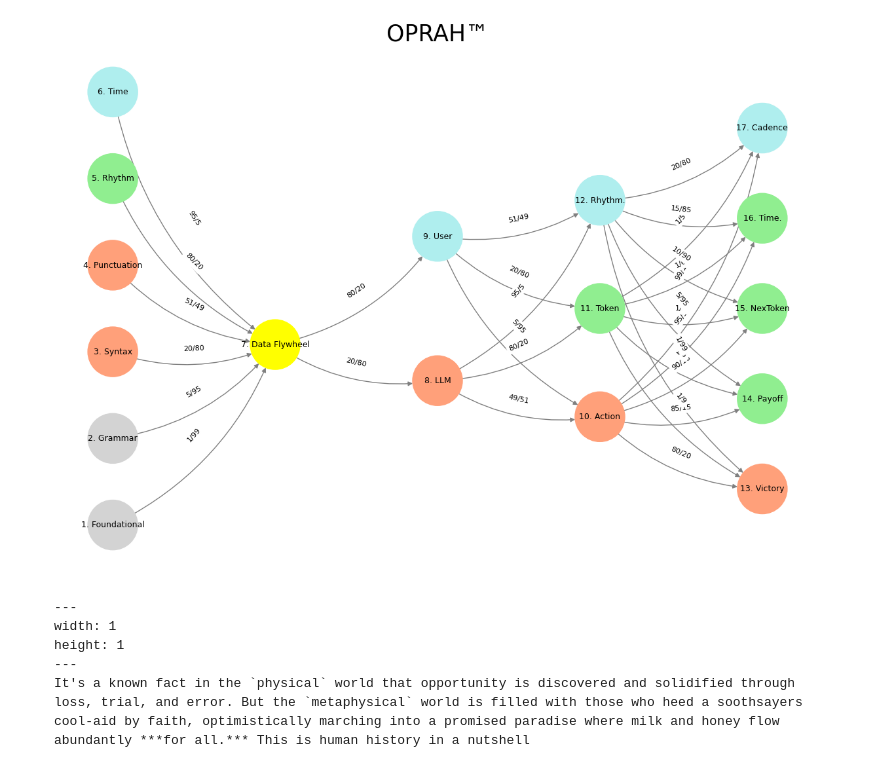
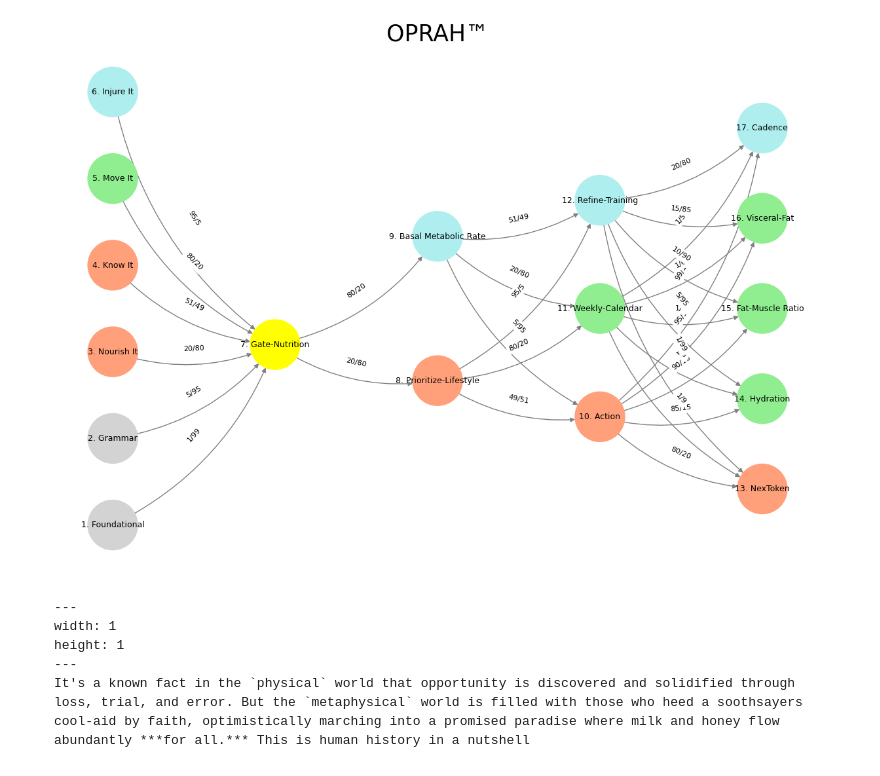
Before and after one commit to abikesa/valuechain, a Jupyter notebook: kitabo/ensi/_build/jupyter_execute/act2/chapter2.ipynb, the cells around one changed output. Saved outputs shown, nothing was run; the diff lists cells and outputs as text; code cells hidden in the pictures.

````diff
--- a/kitabo/ensi/_build/jupyter_execute/act2/chapter2.ipynb
+++ b/kitabo/ensi/_build/jupyter_execute/act2/chapter2.ipynb
@@ -45,55 +45,55 @@ import networkx as nx
 # Define the neural network layers
 def define_layers():
     return {
-        'Suis': ['Foundational', 'Grammar', 'Syntax', 'Punctuation', "Rhythm", 'Time'],  # Static
-        'Voir': ['Data Flywheel'],
-        'Choisis': ['LLM', 'User'],
-        'Deviens': ['Action', 'Token', 'Rhythm.'],
-        "M'èléve": ['Victory', 'Payoff', 'NexToken', 'Time.', 'Cadence']
+        'Suis': ['Foundational', 'Grammar', 'Nourish It', 'Know It', "Move It", 'Injure It'],  # Static
+        'Voir': ['Gate-Nutrition'],
+        'Choisis': ['Prioritize-Lifestyle', 'Basal Metabolic Rate'],
+        'Deviens': ['Action', 'Weekly-Calendar', 'Refine-Training'],
+        "M'èléve": ['NexToken', 'Hydration', 'Fat-Muscle Ratio', 'Visceral-Fat', 'Cadence']
     }
 
 # Assign colors to nodes
 def assign_colors():
     color_map = {
-        'yellow': ['Data Flywheel'],
-        'paleturquoise': ['Time', 'User', 'Rhythm.', 'Cadence'],
-        'lightgreen': ["Rhythm", 'Token', 'Payoff', 'Time.', 'NexToken'],
-        'lightsalmon': ['Syntax', 'Punctuation', 'LLM', 'Action', 'Victory'],
+        'yellow': ['Gate-Nutrition'],
+        'paleturquoise': ['Injure It', 'Basal Metabolic Rate', 'Refine-Training', 'Cadence'],
+        'lightgreen': ["Move It", 'Weekly-Calendar', 'Hydration', 'Visceral-Fat', 'Fat-Muscle Ratio'],
+        'lightsalmon': ['Nourish It', 'Know It', 'Prioritize-Lifestyle', 'Action', 'NexToken'],
     }
     return {node: color for color, nodes in color_map.items() for node in nodes}
 
 # Define edge weights (hardcoded for editing)
 def define_edges():
     return {
-        ('Foundational', 'Data Flywheel'): '1/99',
-        ('Grammar', 'Data Flywheel'): '5/95',
-        ('Syntax', 'Data Flywheel'): '20/80',
-        ('Punctuation', 'Data Flywheel'): '51/49',
-        ("Rhythm", 'Data Flywheel'): '80/20',
-        ('Time', 'Data Flywheel'): '95/5',
-        ('Data Flywheel', 'LLM'): '20/80',
-        ('Data Flywheel', 'User'): '80/20',
-        ('LLM', 'Action'): '49/51',
-        ('LLM', 'Token'): '80/20',
-        ('LLM', 'Rhythm.'): '95/5',
-        ('User', 'Action'): '5/95',
-        ('User', 'Token'): '20/80',
-        ('User', 'Rhythm.'): '51/49',
-        ('Action', 'Victory'): '80/20',
-        ('Action', 'Payoff'): '85/15',
-        ('Action', 'NexToken'): '90/10',
-        ('Action', 'Time.'): '95/5',
+        ('Foundational', 'Gate-Nutrition'): '1/99',
+        ('Grammar', 'Gate-Nutrition'): '5/95',
+        ('Nourish It', 'Gate-Nutrition'): '20/80',
+        ('Know It', 'Gate-Nutrition'): '51/49',
+        ("Move It", 'Gate-Nutrition'): '80/20',
+        ('Injure It', 'Gate-Nutrition'): '95/5',
+        ('Gate-Nutrition', 'Prioritize-Lifestyle'): '20/80',
+        ('Gate-Nutrition', 'Basal Metabolic Rate'): '80/20',
+        ('Prioritize-Lifestyle', 'Action'): '49/51',
+        ('Prioritize-Lifestyle', 'Weekly-Calendar'): '80/20',
+        ('Prioritize-Lifestyle', 'Refine-Training'): '95/5',
+        ('Basal Metabolic Rate', 'Action'): '5/95',
+        ('Basal Metabolic Rate', 'Weekly-Calendar'): '20/80',
+        ('Basal Metabolic Rate', 'Refine-Training'): '51/49',
+        ('Action', 'NexToken'): '80/20',
+        ('Action', 'Hydration'): '85/15',
+        ('Action', 'Fat-Muscle Ratio'): '90/10',
+        ('Action', 'Visceral-Fat'): '95/5',
         ('Action', 'Cadence'): '99/1',
-        ('Token', 'Victory'): '1/9',
-        ('Token', 'Payoff'): '1/8',
-        ('Token', 'NexToken'): '1/7',
-        ('Token', 'Time.'): '1/6',
-        ('Token', 'Cadence'): '1/5',
-        ('Rhythm.', 'Victory'): '1/99',
-        ('Rhythm.', 'Payoff'): '5/95',
-        ('Rhythm.', 'NexToken'): '10/90',
-        ('Rhythm.', 'Time.'): '15/85',
-        ('Rhythm.', 'Cadence'): '20/80'
+        ('Weekly-Calendar', 'NexToken'): '1/9',
+        ('Weekly-Calendar', 'Hydration'): '1/8',
+        ('Weekly-Calendar', 'Fat-Muscle Ratio'): '1/7',
+        ('Weekly-Calendar', 'Visceral-Fat'): '1/6',
+        ('Weekly-Calendar', 'Cadence'): '1/5',
+        ('Refine-Training', 'NexToken'): '1/99',
+        ('Refine-Training', 'Hydration'): '5/95',
+        ('Refine-Training', 'Fat-Muscle Ratio'): '10/90',
+        ('Refine-Training', 'Visceral-Fat'): '15/85',
+        ('Refine-Training', 'Cadence'): '20/80'
     }
 
 # Calculate positions for nodes
@@ -122,34 +122,34 @@ def visualize_nn():
     for i, (layer_name, nodes) in enumerate(layers.items()):
         positions = calculate_positions(nodes, x_offset=i * 2)
         for node, position in zip(nodes, positions):
             new_node = mapping[node]
             G.add_node(new_node, layer=layer_name)
             pos[new_node] = position
             node_colors.append(colors.get(node, 'lightgray'))
 
     # Add edges with updated node labels
     for (source, target), weight in edges.items():
         if source in mapping and target in mapping:
             new_source = mapping[source]
             new_target = mapping[target]
             G.add_edge(new_source, new_target, weight=weight)
 
     # Draw the graph
     plt.figure(figsize=(12, 8))
     edges_labels = {(u, v): d["weight"] for u, v, d in G.edges(data=True)}
 
     nx.draw(
         G, pos, with_labels=True, node_color=node_colors, edge_color='gray',
         node_size=3000, font_size=9, connectionstyle="arc3,rad=0.2"
     )
     nx.draw_networkx_edge_labels(G, pos, edge_labels=edges_labels, font_size=8)
     plt.title("OPRAH™", fontsize=25)
     plt.show()
 
 # Run the visualization
 visualize_nn()
 # %% [output]
-[figure, old version]
+[figure, new version]
 # %% [markdown]
 ```{figure} ../figures/blanche.*
 ---
````
Also changed, not shown: parts of 1 cell of this notebook, 6 other files.
